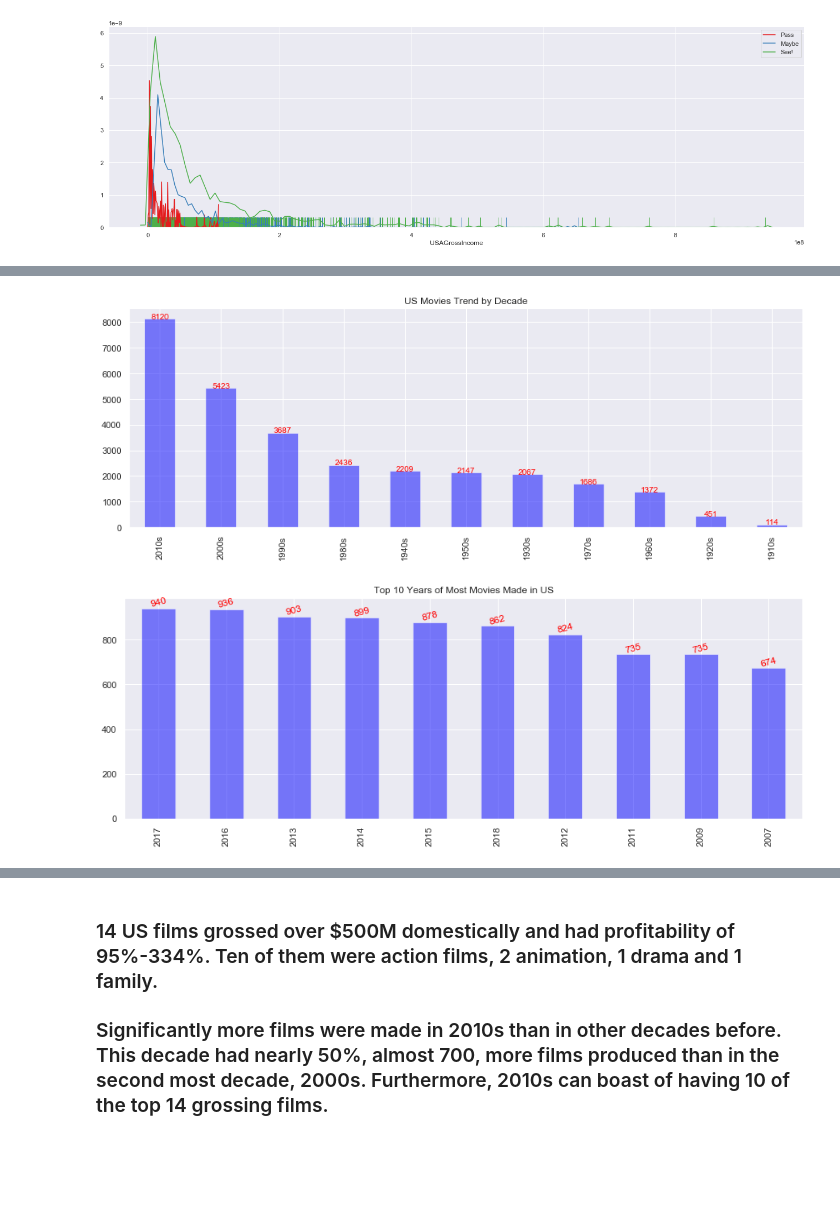
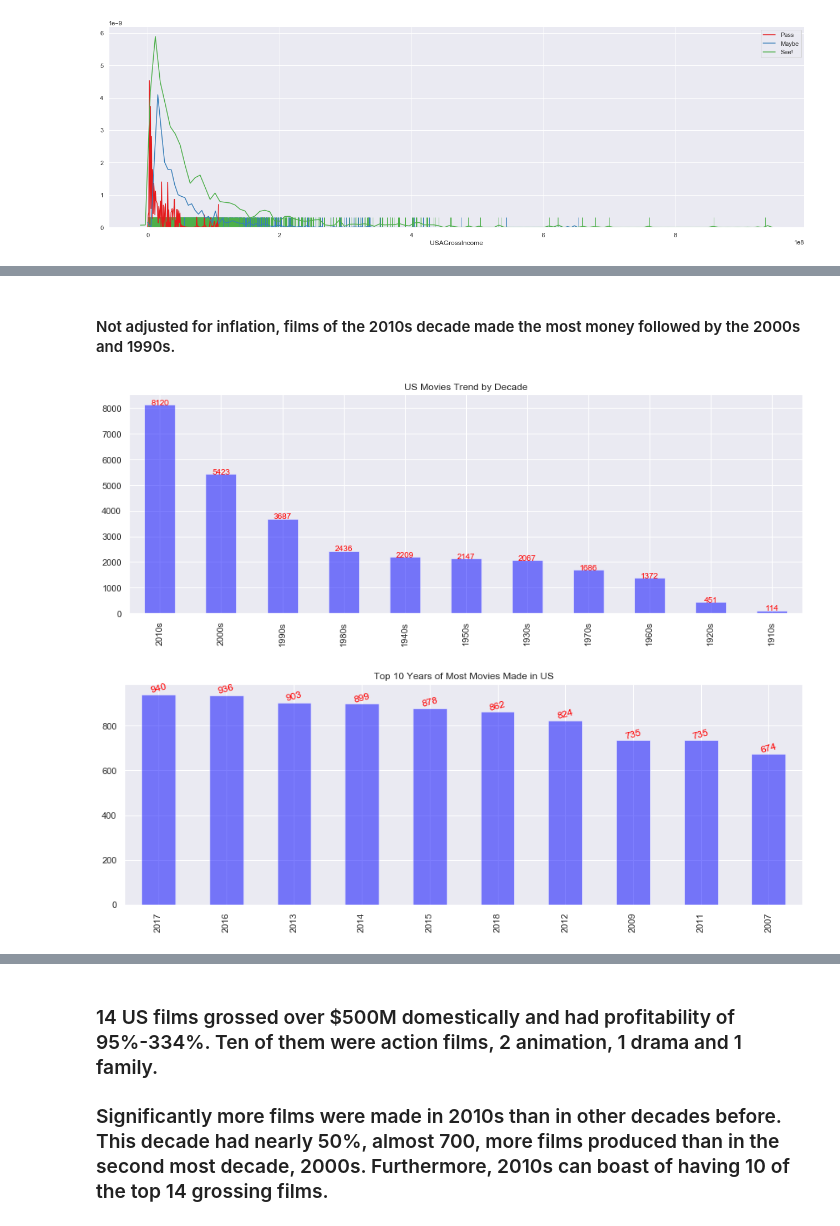
Before and after one commit to srobertson80/USMovies, a Jupyter notebook: Movies.ipynb, the cells around one changed output, grey strips where cells are left out. Saved outputs shown, nothing was run; the diff lists cells and outputs as text; code cells hidden in the pictures; blank space fills up the shorter version.

```diff
--- a/Movies.ipynb
+++ b/Movies.ipynb
@@ -425,0 +666,4 @@ USMoviesDf2.describe()
+# %%
+# Convert columns to string and fill NaN with '-'
+USMoviesDf2['BudgetClass']=USMoviesDf2['BudgetClass'].astype(str).fillna('0')
+USMoviesDf2['RevenueClass']=USMoviesDf2['RevenueClass'].astype(str).fillna('0')
@@ -698,5 +993,0 @@ plt.show()
-# %%
-#add a new column category next to USAGrossIncome
-category2 = pd.cut(USMoviesDf2.budget,bins=[0,5000000.0,100000000.0,200000000.0,300000000.0,500000000.0],labels=['<=$5M','<=$100M','<=$200','<=$300M','>$500M'])
-USMoviesDf2.insert(17,'BudgetClass',category2)
-USMoviesDf2.tail()
@@ -1001,7 +1289,0 @@ See the caveats in the documentation: https://pandas.pydata.org/pandas-docs/stab
-# %%
-#Using lambda, add specified column(s) in df where each value will be calculated based on 2 other columns for each row.
-USMoviesDf2 = USMoviesDf2.assign(IncBudDiff = lambda x: (x['USAGrossIncome'] - x['budget']))
-USMoviesDf2 = USMoviesDf2.assign(IncPercentofBud = lambda x: (x['IncBudDiff'] / x['budget'] *100))
-USMoviesDf2.head()
-
-# Determining a film's profitability by looking at difference between Income and Budget and % of profitability.
@@ -1016,14 +1289,0 @@ USMoviesDf2.head()
-# %%
-# Using the predefined 'movecol' function, move column 'month' to after 'year'
-
-USMoviesDf2 = movecol(USMoviesDf2,
-             cols_to_move=['Decade'],
-             ref_col='year',
-             place='After')
-
-USMoviesDf2 = movecol(USMoviesDf2,
-             cols_to_move=['USAGrossIncome'],
-             ref_col='IncPercentofBud',
-             place='After')
-
-USMoviesDf2.head(2)
@@ -1043,34 +1333,36 @@ plt.show()
+# %% [markdown]
+#### Not adjusted for inflation, films of the 2010s decade made the most money followed by the 2000s and 1990s.
+# %%
+# Trends of how many movies made in the US?
+USMoviesDf2['decade'].value_counts().plot(kind='bar', color="blue", alpha=0.5, figsize=(15,5))
+plt.title('US Movies Trend by Decade')
+
+# Get current axis on current figure
+ax = plt.gca()
+
+# Iterate through the list of axes' patches
+for p in ax.patches:
+    ax.text(p.get_x() + p.get_width()/2., p.get_height(), '%d' % int(p.get_height()),
+            fontsize=10, color='red', ha='center', va='baseline', rotation=0)
+plt.show()
+# %% [output]
+[figure, added]
 # %%
-# Trends of how many movies made in the US?
-USMoviesDf2['Decade'].value_counts().plot(kind='bar', color="blue", alpha=0.5, figsize=(15,5))
-plt.title('US Movies Trend by Decade')
-
-# Get current axis on current figure
-ax = plt.gca()
-
-# Iterate through the list of axes' patches
-for p in ax.patches:
-    ax.text(p.get_x() + p.get_width()/2., p.get_height(), '%d' % int(p.get_height()),
-            fontsize=10, color='red', ha='center', va='baseline', rotation=0)
-plt.show()
-
-
 # Choose the Top 10 years of movies produced
 USMoviesDf2['year'].value_counts()[0:10].plot(kind='bar', color="blue", alpha=0.5, figsize=(15,5))
 plt.title('Top 10 Years of Most Movies Made in US')
 
 # Get current axis on current figure
 ax = plt.gca()
 
 # Iterate through the list of axes' patches
 for p in ax.patches:
     ax.text(p.get_x() + p.get_width()/2., p.get_height(), '%d' % int(p.get_height()),
             fontsize=12, color='red', ha='center', va='bottom', rotation=15)
 
 plt.show()
 # %% [output]
-[figure, old version]
+[figure, new version]
-[figure, removed]
 # %%
 HighGross = USMoviesDf2.loc[USMoviesDf2['RevenueClass'] == '>$500M']
 HighGross.sort_values(by='USAGrossIncome', ascending=False)
```
Also changed, not shown: parts of 148 cells of this notebook.
